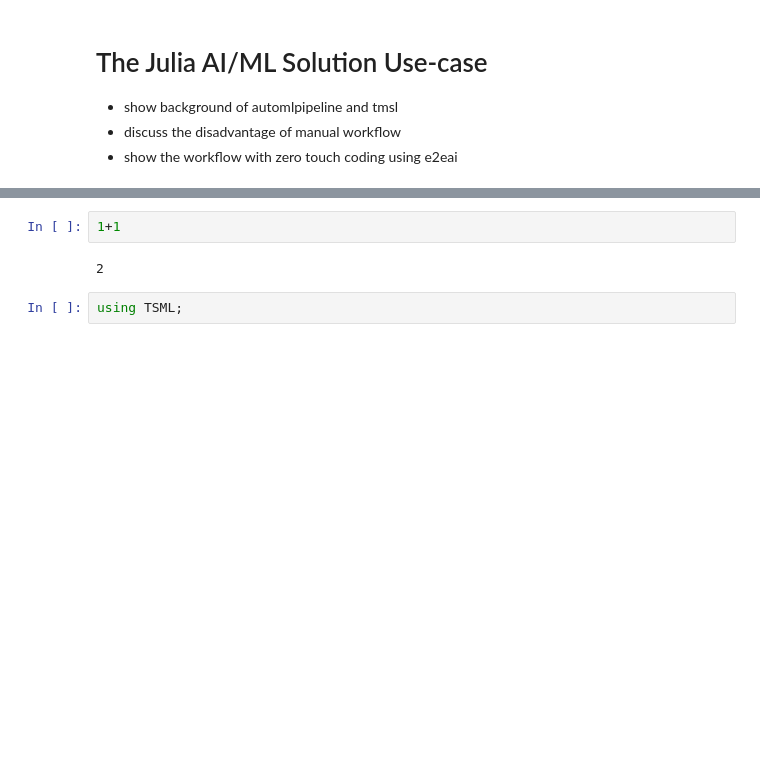
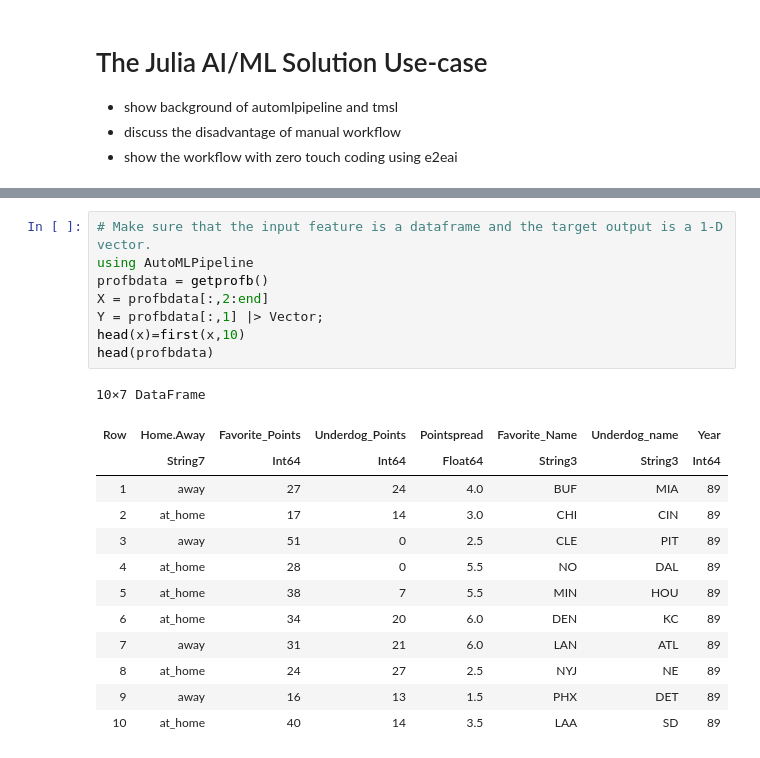
Before and after one commit to IBM/AutoMLPipeline.jl, a Jupyter notebook: examples/juliacon2024/e2eai.ipynb, the cells around one changed output, grey strips where cells are left out. Saved outputs shown, nothing was run; the diff lists cells and outputs as text; blank space fills up the shorter version.

```diff
--- a/examples/juliacon2024/e2eai.ipynb
+++ b/examples/juliacon2024/e2eai.ipynb
@@ -46,6 +60,22 @@ using AutoMLPipeline;
-# %%
-1+1
-# %% [output]
-2
-# %%
-using TSML;
+# %%
+# Make sure that the input feature is a dataframe and the target output is a 1-D vector.
+using AutoMLPipeline
+profbdata = getprofb()
+X = profbdata[:,2:end]
+Y = profbdata[:,1] |> Vector;
+head(x)=first(x,10)
+head(profbdata)
+# %% [output]
+10×7 DataFrame
+| Row | Home.Away | Favorite_Points | Underdog_Points | Pointspread | Favorite_Name | Underdog_name | Year |
+|  | String7 | Int64 | Int64 | Float64 | String3 | String3 | Int64 |
+| 1 | away | 27 | 24 | 4.0 | BUF | MIA | 89 |
+| 2 | at_home | 17 | 14 | 3.0 | CHI | CIN | 89 |
+| 3 | away | 51 | 0 | 2.5 | CLE | PIT | 89 |
+| 4 | at_home | 28 | 0 | 5.5 | NO | DAL | 89 |
+| 5 | at_home | 38 | 7 | 5.5 | MIN | HOU | 89 |
+| 6 | at_home | 34 | 20 | 6.0 | DEN | KC | 89 |
+| 7 | away | 31 | 21 | 6.0 | LAN | ATL | 89 |
+| 8 | at_home | 24 | 27 | 2.5 | NYJ | NE | 89 |
+| 9 | away | 16 | 13 | 1.5 | PHX | DET | 89 |
+| 10 | at_home | 40 | 14 | 3.5 | LAA | SD | 89 |
```
Also changed, not shown: parts of 17 cells of this notebook, 4 other files.
